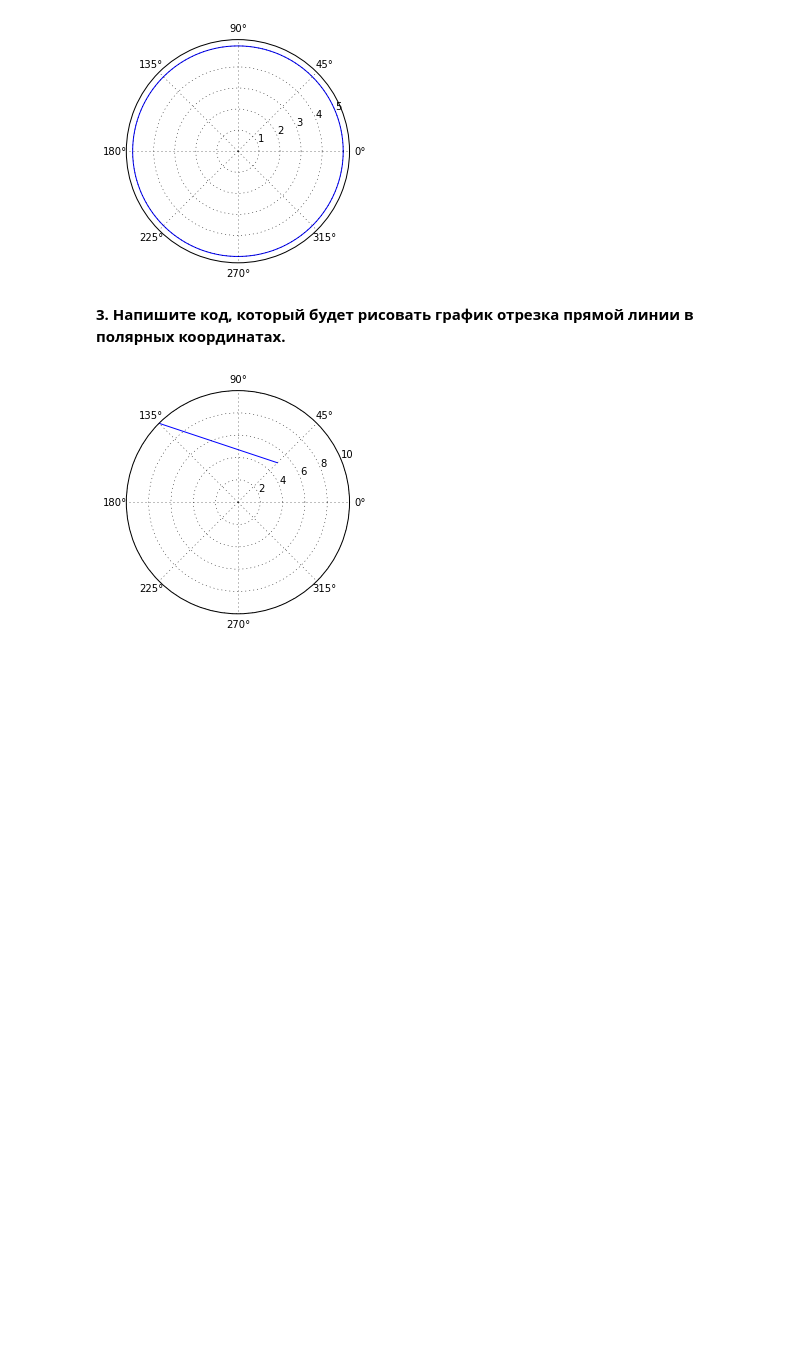
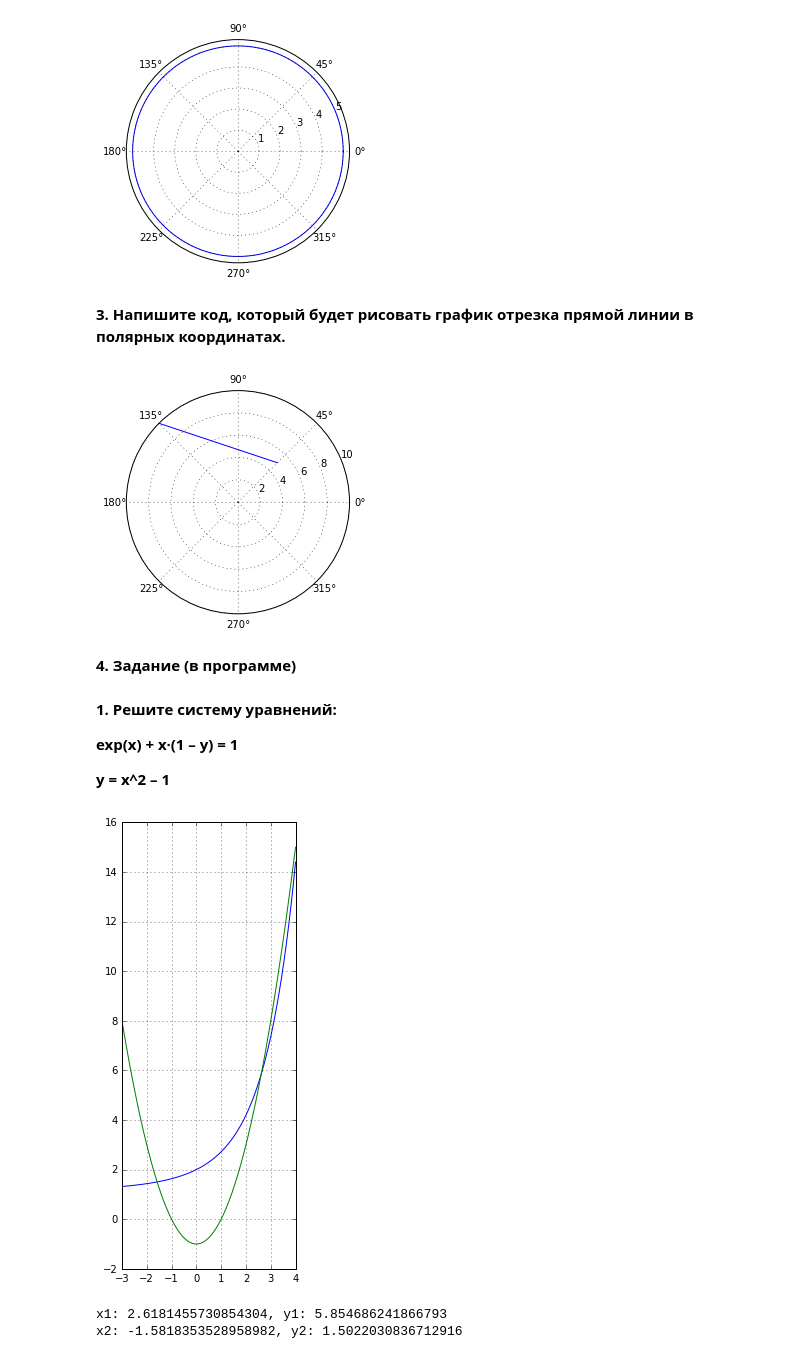
Before and after one commit to tyashin/GB-AI-Intro-to-further-math-homeworks, a Jupyter notebook: lesson-3/lesson-3.ipynb, the cells around one changed output. Saved outputs shown, nothing was run; the diff lists cells and outputs as text; code cells hidden in the pictures; blank space fills up the shorter version.

```diff
--- a/lesson-3/lesson-3.ipynb
+++ b/lesson-3/lesson-3.ipynb
@@ -147,3 +149,33 @@ plt.polar(angles, radiuses)
 plt.show()
 # %% [output]
 [figure]
+# %% [markdown]
+**4. Задание (в программе)**
+# %% [markdown]
+**1. Решите систему уравнений:**
+
+**exp(x) + x∙(1 – y) = 1**
+
+**y = x^2 – 1**
+# %%
+x = np.linspace(-3, 4, 500)
+plt.figure(figsize = (4, 8))
+plt.plot(x, (np.exp(x)+ x - 1)/x)
+plt.plot(x, x**2 - 1)
+plt.grid(True)
+plt.axis('scaled')
+plt.show()
+
+def equations(fargs):
+    x, y = fargs
+    return (x**2 - 1 - y, np.exp(x) + x * (1 - y) - 1)
+
+x1, y1 =  fsolve(equations, (2, 6))
+x2, y2 =  fsolve(equations, (-2, 2))
+
+print (f'x1: {x1}, y1: {y1}')
+print (f'x2: {x2}, y2: {y2}')
+# %% [output]
+[figure, added]
+x1: 2.6181455730854304, y1: 5.854686241866793
+x2: -1.5818353528958982, y2: 1.5022030836712916
```
Also changed, not shown: parts of 3 cells of this notebook.
